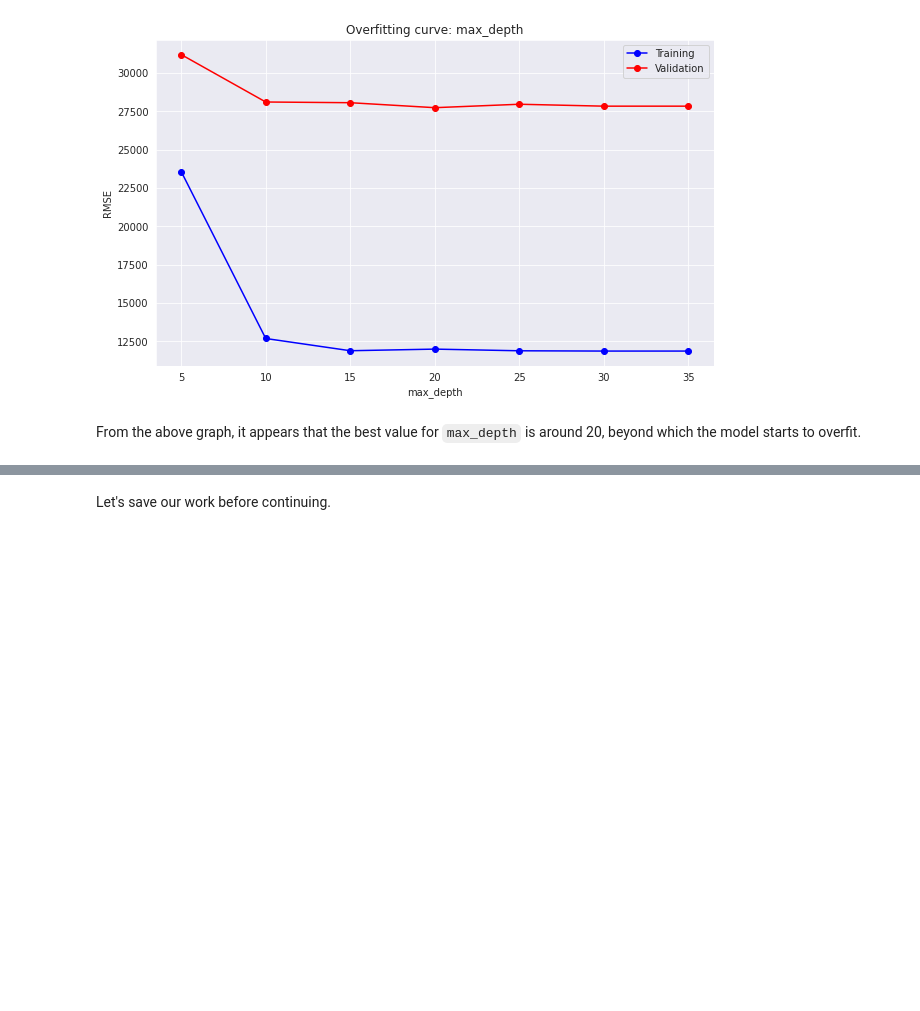
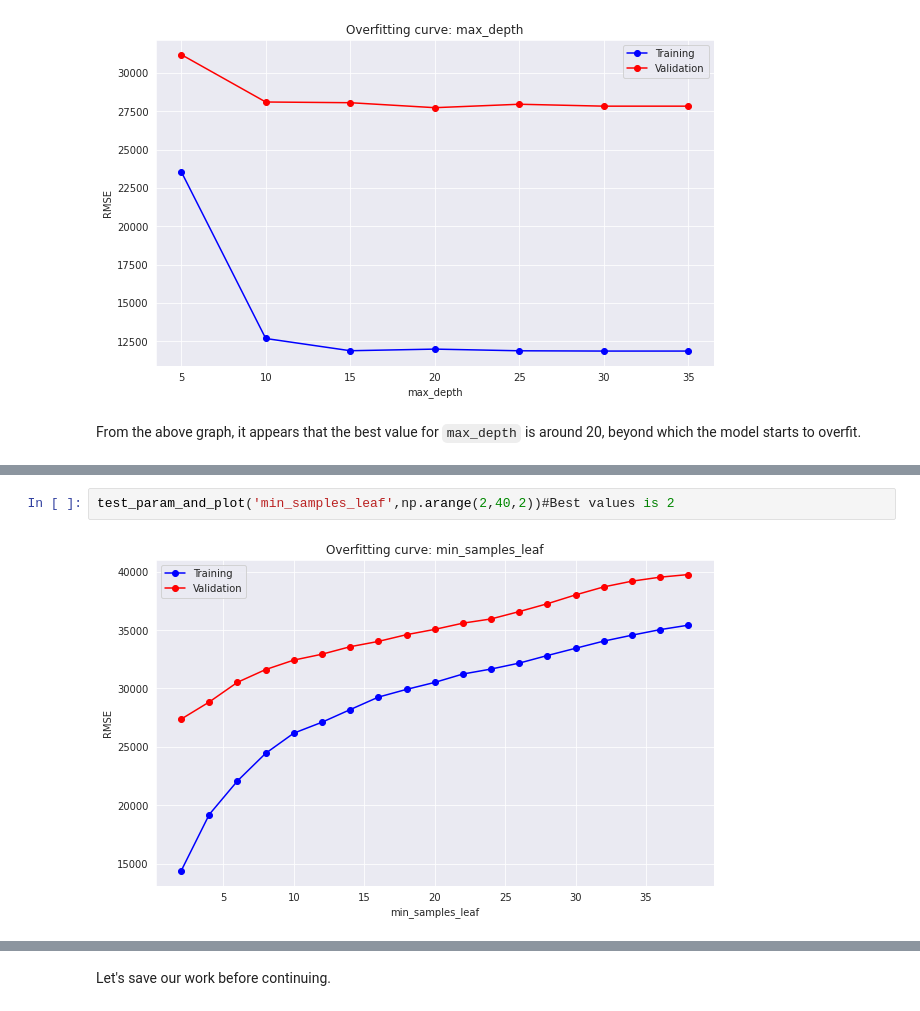
Before and after one commit to akash2262/House-Price-Prediction-Using-Decision-Tree-Random-Forest, a Jupyter notebook: zerotodatascience_random_forests_assignment.ipynb, the cells around one changed output, grey strips where cells are left out. Cells and saved outputs as stored; diff of their text form; blank space fills up the shorter version.

```diff
--- a/zerotodatascience_random_forests_assignment.ipynb
+++ b/zerotodatascience_random_forests_assignment.ipynb
@@ -376,0 +390,4 @@ From the above graph, it appears that the best value for `max_depth` is around 2
+# %%
+test_param_and_plot('min_samples_leaf',np.arange(2,40,2))#Best values is 2
+# %% [output]
+[figure, added]
```
Also changed, not shown: parts of 9 cells of this notebook.
